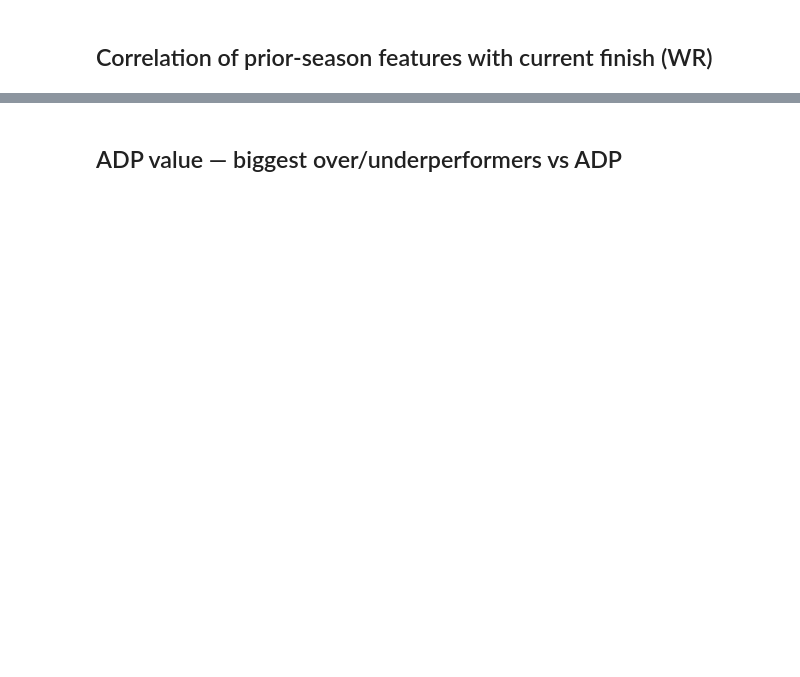
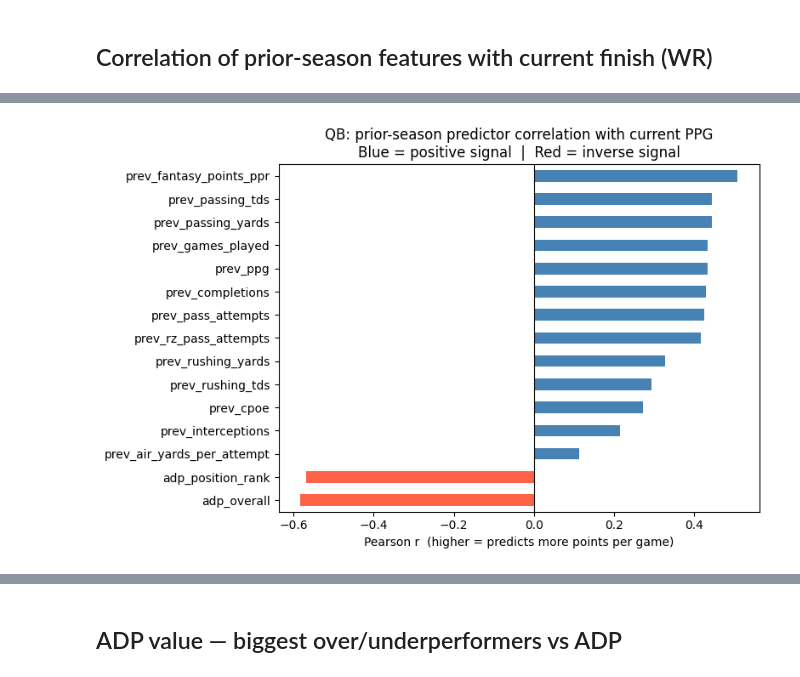
Before and after one commit to ethanhershman/fantasy-football-analytics, a Jupyter notebook: notebooks/eda/01_mega_table_overview.ipynb, the cells around one changed output, grey strips where cells are left out. Drawn from its saved outputs; the diff is of its cells as text; code cells hidden in the pictures; blank space fills up the shorter version.

```diff
--- a/notebooks/eda/01_mega_table_overview.ipynb
+++ b/notebooks/eda/01_mega_table_overview.ipynb
@@ -101,0 +185,4 @@ for pos in ["QB", "RB", "TE"]:
+# %%
+feature_corr_with_ppg("QB")
+# %% [output]
+[figure, added]
```
Also changed, not shown: parts of 14 cells of this notebook, 1 other file.
